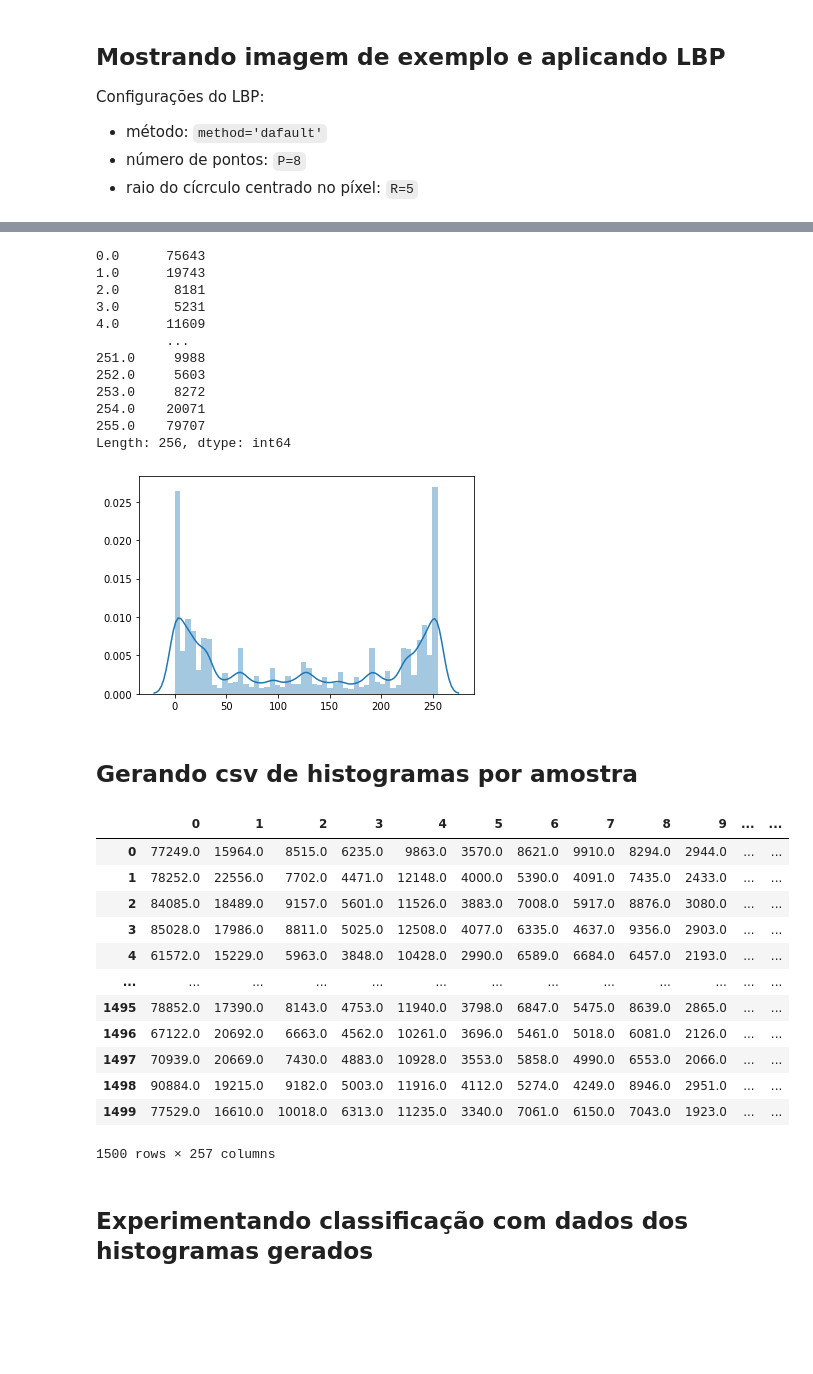
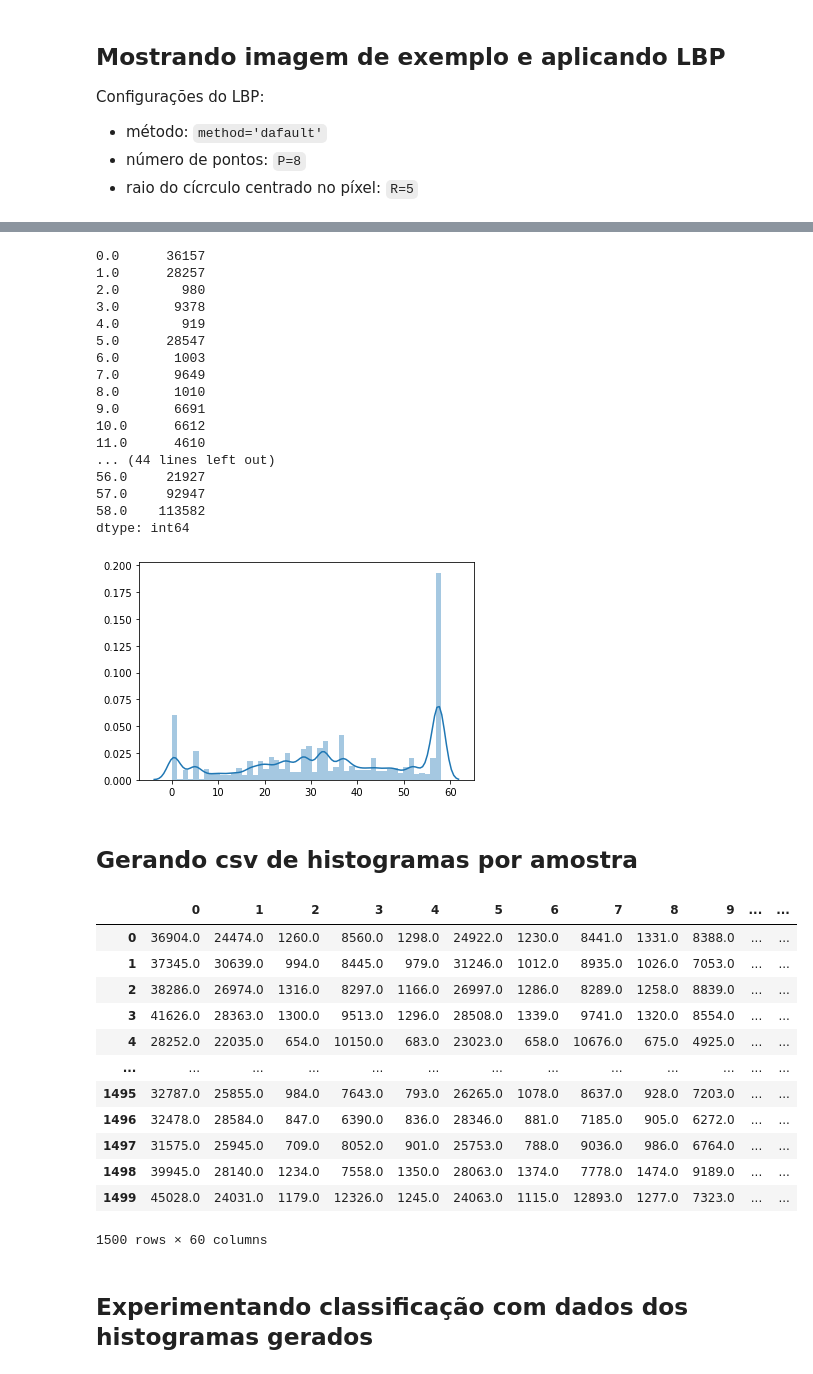
Before and after one commit to newtmagalhaes/Machine-Learning, a Jupyter notebook: ML/f04-textura/faixas/00-data.ipynb, the cells around one changed output, grey strips where cells are left out. Saved outputs shown, nothing was run; the diff lists cells and outputs as text; code cells hidden in the pictures; blank space fills up the shorter version.

```diff
--- a/ML/f04-textura/faixas/00-data.ipynb
+++ b/ML/f04-textura/faixas/00-data.ipynb
@@ -64,8 +64,8 @@ print(f'gray image shape: {img_gray.shape}')
 plt.show()
 
 # Parâmetros do LBP
-METHOD = 'default'
-RADIUS = 5
+METHOD = 'nri_uniform'
+RADIUS = 1
 N_POINTS = 8
 
 # Imagem após LBP
@@ -87,53 +87,58 @@ sns.distplot(s)
 counts = s.value_counts().sort_index()
 counts
 # %% [output]
-0.0      75643
-1.0      19743
-2.0       8181
-3.0       5231
-4.0      11609
-         ...
-251.0     9988
-252.0     5603
-253.0     8272
-254.0    20071
-255.0    79707
-Length: 256, dtype: int64
+0.0      36157
+1.0      28257
+2.0        980
+3.0       9378
+4.0        919
+5.0      28547
+6.0       1003
+7.0       9649
+8.0       1010
+9.0       6691
+10.0      6612
+11.0      4610
+... (44 lines left out)
+56.0     21927
+57.0     92947
+58.0    113582
+dtype: int64
-[figure, old version]
+[figure, new version]
 # %% [markdown]
 ## Gerando csv de histogramas por amostra
 # %%
 amostra = []
 for target_name in TARGET_NAMES:
     for path in path_dict[target_name]:
         img = io.imread(path, as_gray=True)
         lbp = local_binary_pattern(image=img, P=N_POINTS, R=RADIUS, method=METHOD).flatten()
         hist = pd.Series(lbp).value_counts().sort_index()
-        arr = np.zeros(256)
+        arr = np.zeros(59)
         for i in hist.index:
             arr[int(i)] = hist[i]
 
         df = pd.DataFrame(data=[arr])
         df['target'] = TARGET_NAMES[target_name]
         amostra.append(df)
 
 data = pd.concat(amostra, ignore_index=True)
 data.to_csv('./csvs/lbp_faixas.csv')
 data
 # %% [output]
 |  | 0 | 1 | 2 | 3 | 4 | 5 | 6 | 7 | 8 | 9 | ... | ... |
-| 0 | 77249.0 | 15964.0 | 8515.0 | 6235.0 | 9863.0 | 3570.0 | 8621.0 | 9910.0 | 8294.0 | 2944.0 | ... | ... |
-| 1 | 78252.0 | 22556.0 | 7702.0 | 4471.0 | 12148.0 | 4000.0 | 5390.0 | 4091.0 | 7435.0 | 2433.0 | ... | ... |
-| 2 | 84085.0 | 18489.0 | 9157.0 | 5601.0 | 11526.0 | 3883.0 | 7008.0 | 5917.0 | 8876.0 | 3080.0 | ... | ... |
-| 3 | 85028.0 | 17986.0 | 8811.0 | 5025.0 | 12508.0 | 4077.0 | 6335.0 | 4637.0 | 9356.0 | 2903.0 | ... | ... |
-| 4 | 61572.0 | 15229.0 | 5963.0 | 3848.0 | 10428.0 | 2990.0 | 6589.0 | 6684.0 | 6457.0 | 2193.0 | ... | ... |
+| 0 | 36904.0 | 24474.0 | 1260.0 | 8560.0 | 1298.0 | 24922.0 | 1230.0 | 8441.0 | 1331.0 | 8388.0 | ... | ... |
+| 1 | 37345.0 | 30639.0 | 994.0 | 8445.0 | 979.0 | 31246.0 | 1012.0 | 8935.0 | 1026.0 | 7053.0 | ... | ... |
+| 2 | 38286.0 | 26974.0 | 1316.0 | 8297.0 | 1166.0 | 26997.0 | 1286.0 | 8289.0 | 1258.0 | 8839.0 | ... | ... |
+| 3 | 41626.0 | 28363.0 | 1300.0 | 9513.0 | 1296.0 | 28508.0 | 1339.0 | 9741.0 | 1320.0 | 8554.0 | ... | ... |
+| 4 | 28252.0 | 22035.0 | 654.0 | 10150.0 | 683.0 | 23023.0 | 658.0 | 10676.0 | 675.0 | 4925.0 | ... | ... |
 | ... | ... | ... | ... | ... | ... | ... | ... | ... | ... | ... | ... | ... |
-| 1495 | 78852.0 | 17390.0 | 8143.0 | 4753.0 | 11940.0 | 3798.0 | 6847.0 | 5475.0 | 8639.0 | 2865.0 | ... | ... |
-| 1496 | 67122.0 | 20692.0 | 6663.0 | 4562.0 | 10261.0 | 3696.0 | 5461.0 | 5018.0 | 6081.0 | 2126.0 | ... | ... |
-| 1497 | 70939.0 | 20669.0 | 7430.0 | 4883.0 | 10928.0 | 3553.0 | 5858.0 | 4990.0 | 6553.0 | 2066.0 | ... | ... |
-| 1498 | 90884.0 | 19215.0 | 9182.0 | 5003.0 | 11916.0 | 4112.0 | 5274.0 | 4249.0 | 8946.0 | 2951.0 | ... | ... |
-| 1499 | 77529.0 | 16610.0 | 10018.0 | 6313.0 | 11235.0 | 3340.0 | 7061.0 | 6150.0 | 7043.0 | 1923.0 | ... | ... |
+| 1495 | 32787.0 | 25855.0 | 984.0 | 7643.0 | 793.0 | 26265.0 | 1078.0 | 8637.0 | 928.0 | 7203.0 | ... | ... |
+| 1496 | 32478.0 | 28584.0 | 847.0 | 6390.0 | 836.0 | 28346.0 | 881.0 | 7185.0 | 905.0 | 6272.0 | ... | ... |
+| 1497 | 31575.0 | 25945.0 | 709.0 | 8052.0 | 901.0 | 25753.0 | 788.0 | 9036.0 | 986.0 | 6764.0 | ... | ... |
+| 1498 | 39945.0 | 28140.0 | 1234.0 | 7558.0 | 1350.0 | 28063.0 | 1374.0 | 7778.0 | 1474.0 | 9189.0 | ... | ... |
+| 1499 | 45028.0 | 24031.0 | 1179.0 | 12326.0 | 1245.0 | 24063.0 | 1115.0 | 12893.0 | 1277.0 | 7323.0 | ... | ... |
-1500 rows × 257 columns
+1500 rows × 60 columns
 # %% [markdown]
 ## Experimentando classificação com dados dos histogramas gerados
 # %%
```
Also changed, not shown: parts of 2 cells of this notebook.
